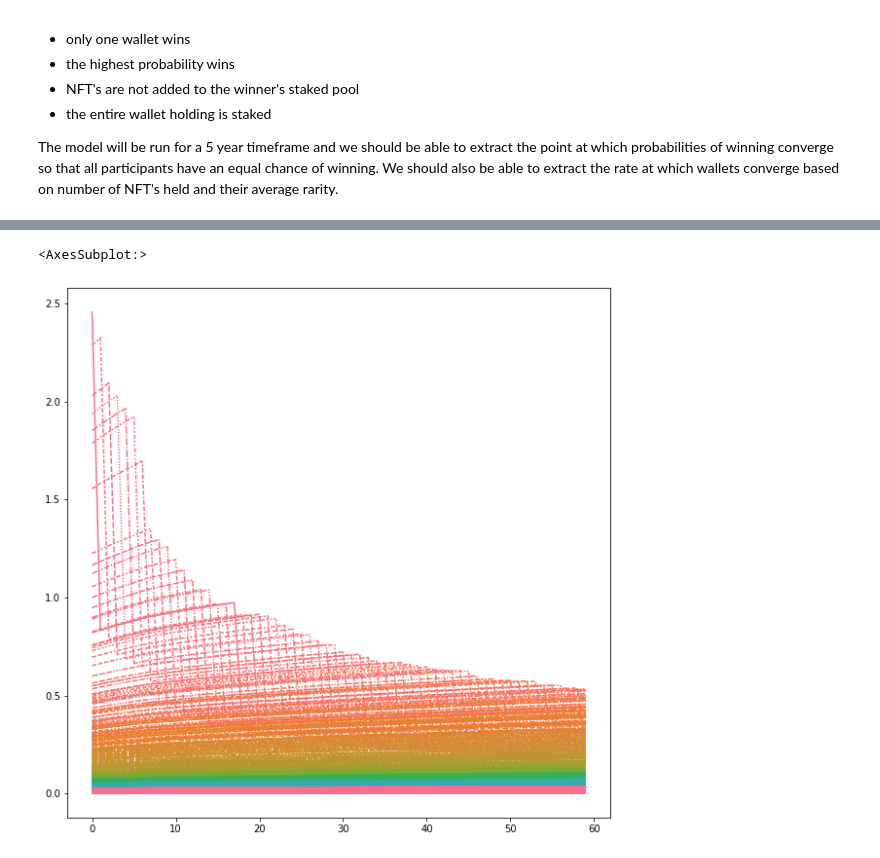
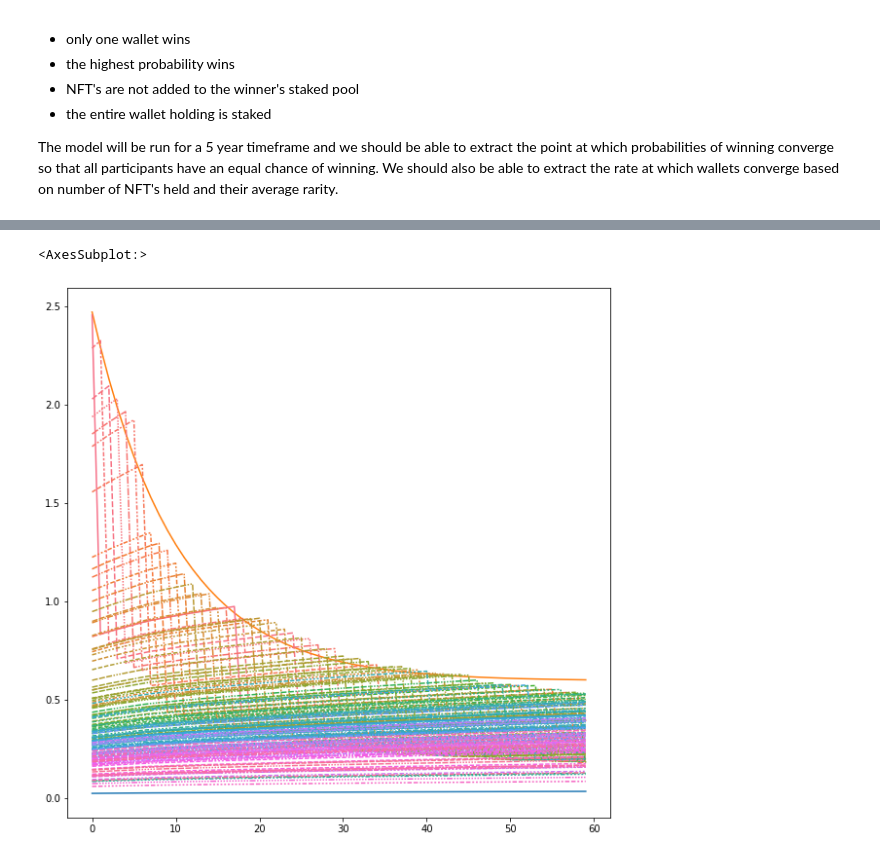
Before and after one commit to BryanEastman/ICPCs-Raffle, a Jupyter notebook: ICPCs Reward Distributions.ipynb, the cells around one changed output, grey strips where cells are left out. Saved outputs shown, nothing was run; the diff lists cells and outputs as text; code cells hidden in the pictures.

```diff
--- a/ICPCs Reward Distributions.ipynb
+++ b/ICPCs Reward Distributions.ipynb
@@ -214,19 +220,14 @@ The model will be run for a 5 year timeframe and we should be able to extract th
 # %%
 # transpose tickets to act as starting cols for each ruleset
 
-rulesets = ['initial','proposed']
 
-def run_sim(df, ruleset):
+def run_sim(df):
     """
-    Takes DataFrame of Accounts and returns 60 drawings based on
-    the calculation used (original dev plan or my proposed plan)
+    Takes DataFrame of Accounts and returns 60 drawings based on the dev ticket calculation
     """
     sim = pd.DataFrame(index=range(60), columns=df['Account'])
 
-    if ruleset == 'initial':
-        i_tix = df['Initial Tickets']
-    else:
-        i_tix = df['Proposed Tickets']
+    i_tix = df['Initial Tickets']
 
     # initial ticket values by wallet
     sim.iloc[0] = i_tix
@@ -242,7 +243,4 @@ def run_sim(df, ruleset):
 
     return sim
 
-initial_probability = run_sim(holders,'initial')
-proposed_probability = run_sim(holders, 'proposed')
-
-proposed_probability.head()
+winners = run_sim(holders)
@@ -257,18 +247,19 @@ proposed_probability.head()
 # %%
 %matplotlib inline
 
 #plot the min, 25%, 50%, 75%, and largest holder over the course of the sim
 def sample_accounts(holders):
     _min = holders[holders['Initial Tickets'] == holders['Initial Tickets'].min()]['Account'].values[0]
     _25th = holders[holders.index == round(len(holders)*.25)]['Account'].values[0]
     _50th = holders[holders.index == round(len(holders)*.5)]['Account'].values[0]
     _75th = holders[holders.index == round(len(holders)*.75)]['Account'].values[0]
     _max = holders[holders['Initial Tickets'] == holders['Initial Tickets'].max()]['Account'].values[0]
     return _min, _max, _25th, _50th, _75th
 l,h,t,f,s = sample_accounts(holders)
 plt.figure(figsize=(10,10))
-plt.plot(initial_probability.median(axis=1))
-sns.lineplot(data=initial_probability.iloc[:,:],legend=False)
+plt.plot(winners.median(axis=1))
+
+sns.lineplot(data=winners.iloc[:,:150],legend=False)
 # %% [output]
 <AxesSubplot:>
-[figure, old version]
+[figure, new version]
```
Also changed, not shown: parts of 5 cells of this notebook.
